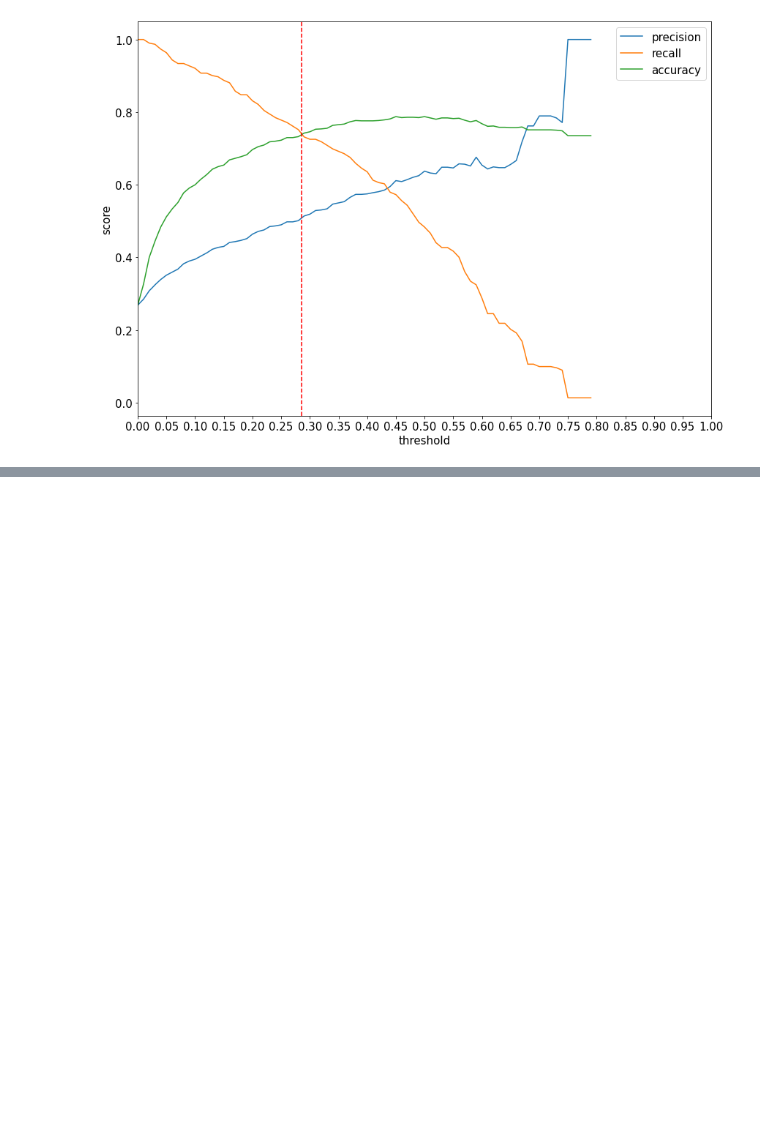
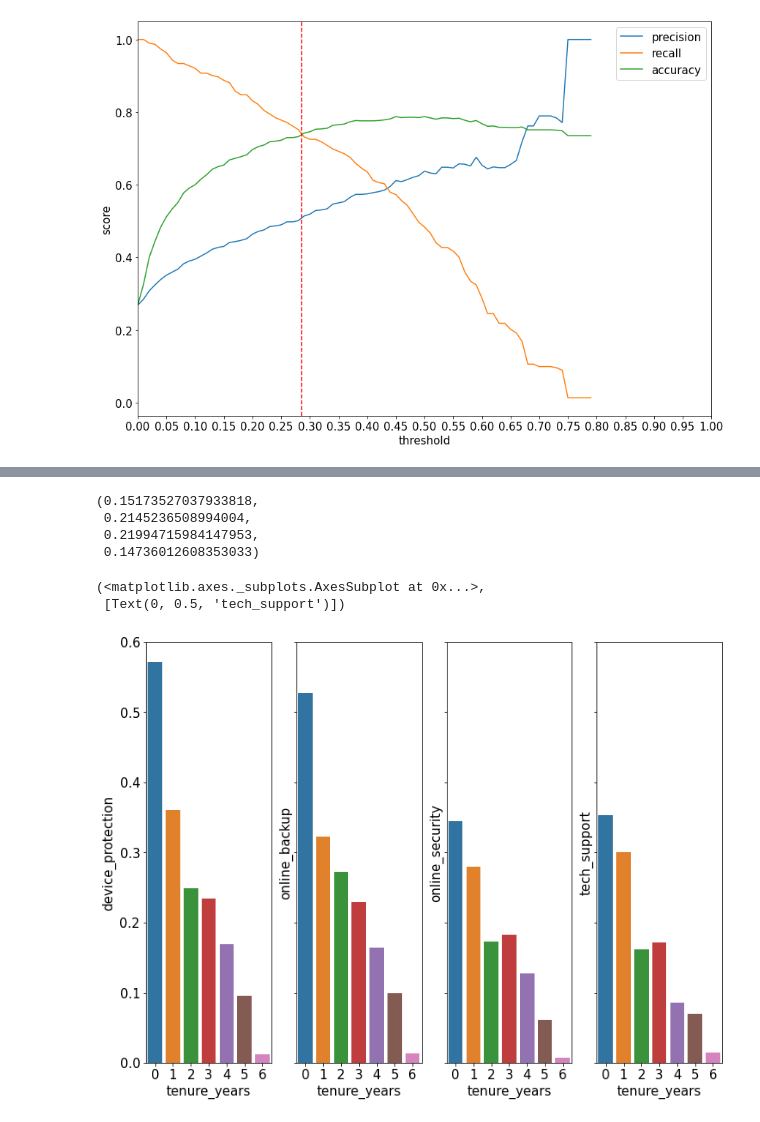
Before and after one commit to ravinder79/Telco_Churn, a Jupyter notebook: telco_churn_cameron.ipynb, the cells around one changed output, grey strips where cells are left out. Drawn from its saved outputs; the diff is of its cells as text; code cells hidden in the pictures; blank space fills up the shorter version.

Commit message:
Add new graphs

```diff
--- a/telco_churn_cameron.ipynb
+++ b/telco_churn_cameron.ipynb
@@ -520,0 +541,29 @@ Text(73.125, 0.5, 'score')
+# %%
+(train[train.online_security==1].churn.mean(),
+train[train.online_backup==1].churn.mean(),
+train[train.device_protection==1].churn.mean(),
+train[train.tech_support==1].churn.mean())
+# %% [output]
+(0.15173527037933818,
+ 0.2145236508994004,
+ 0.21994715984147953,
+ 0.14736012608353033)
+# %%
+frame0 = train[train.online_security==1]
+frame1 = train[train.online_backup==1]
+frame2 = train[train.device_protection==1]
+frame3 = train[train.tech_support==1]
+# %%
+f, axs = plt.subplots(1,4, sharey=True)
+sns.barplot(frame0.tenure_years, frame0.churn, ax=axs[2],
+            ci=None), axs[2].set(ylabel='online_security')
+sns.barplot(frame1.tenure_years, frame1.churn, ax=axs[1],
+            ci=None), axs[1].set(ylabel='online_backup')
+sns.barplot(frame2.tenure_years, frame2.churn, ax=axs[0],
+            ci=None), axs[0].set(ylabel='device_protection')
+sns.barplot(frame3.tenure_years, frame3.churn, ax=axs[3],
+            ci=None), axs[3].set(ylabel='tech_support')
+# %% [output]
+(<matplotlib.axes._subplots.AxesSubplot at 0x...>,
+ [Text(0, 0.5, 'tech_support')])
+[figure, added]
```
Also changed, not shown: parts of 3 cells of this notebook.
